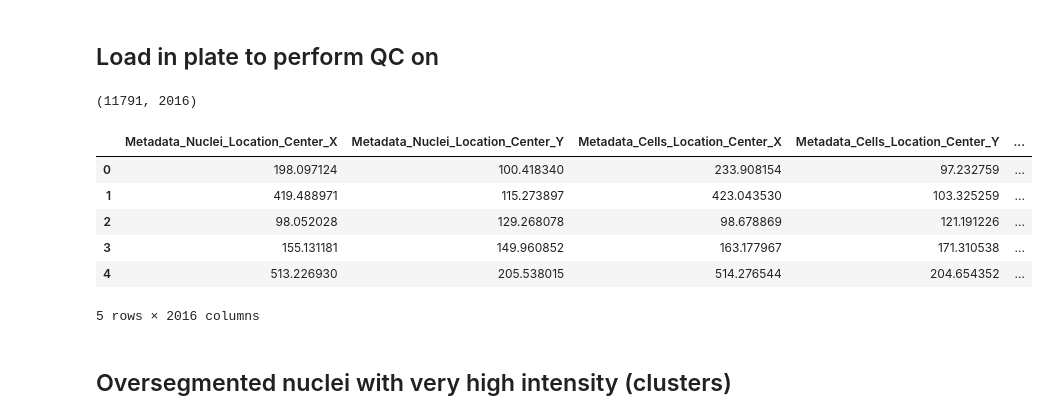
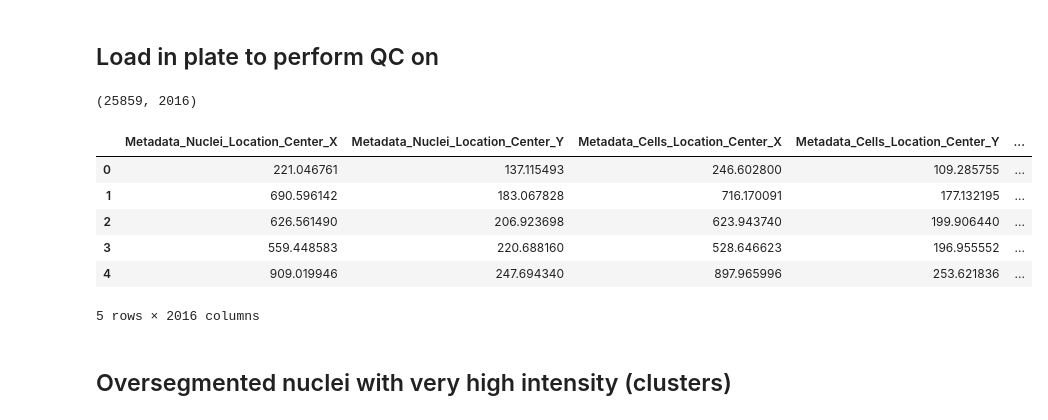
Before and after one commit to WayScience/cellpainting_predicts_cardiac_fibrosis, a Jupyter notebook: 3.process_cfret_features/1.sc_quality_control.ipynb, the cells around one changed output. Drawn from its saved outputs; the diff is of its cells as text; code cells hidden in the pictures.

```diff
--- a/3.process_cfret_features/1.sc_quality_control.ipynb
+++ b/3.process_cfret_features/1.sc_quality_control.ipynb
@@ -56,25 +56,25 @@ metadata_columns = [
 ## Load in plate to perform QC on
 # %%
 # Set plate as variable to load in
-plate = "localhost220513100001_KK22-05-198_FactinAdjusted"
+plate = "localhost230405150001"
 
 # Load in converted plate data
 plate_df = pd.read_parquet(f"{data_dir}/{plate}_converted.parquet")
 
 # Add plate values if plate_4 is loaded in as it is absent due to error
-if plate == 'localhost231120090001':
-    plate_df['Image_Metadata_Plate'] = 'localhost231120090001'
+if plate == "localhost231120090001":
+    plate_df["Image_Metadata_Plate"] = "localhost231120090001"
 
 print(plate_df.shape)
 plate_df.head()
 # %% [output]
-(11791, 2016)
+(25859, 2016)
 |  | Metadata_Nuclei_Location_Center_X | Metadata_Nuclei_Location_Center_Y | Metadata_Cells_Location_Center_X | Metadata_Cells_Location_Center_Y | ... |
-| 0 | 198.097124 | 100.418340 | 233.908154 | 97.232759 | ... |
-| 1 | 419.488971 | 115.273897 | 423.043530 | 103.325259 | ... |
-| 2 | 98.052028 | 129.268078 | 98.678869 | 121.191226 | ... |
-| 3 | 155.131181 | 149.960852 | 163.177967 | 171.310538 | ... |
-| 4 | 513.226930 | 205.538015 | 514.276544 | 204.654352 | ... |
+| 0 | 221.046761 | 137.115493 | 246.602800 | 109.285755 | ... |
+| 1 | 690.596142 | 183.067828 | 716.170091 | 177.132195 | ... |
+| 2 | 626.561490 | 206.923698 | 623.943740 | 199.906440 | ... |
+| 3 | 559.448583 | 220.688160 | 528.646623 | 196.955552 | ... |
+| 4 | 909.019946 | 247.694340 | 897.965996 | 253.621836 | ... |
 5 rows × 2016 columns
 # %% [markdown]
 ## Oversegmented nuclei with very high intensity (clusters)
```
Also changed, not shown: parts of 7 cells of this notebook, 16 other files.
